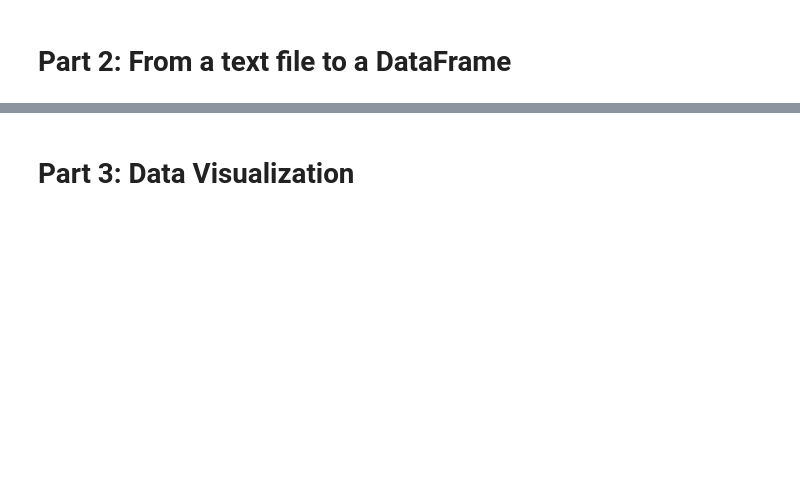
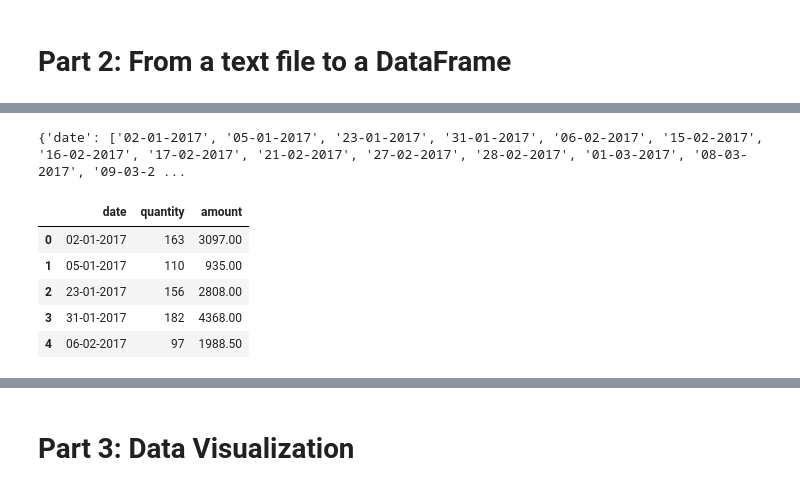
Before and after one commit to tanushrin/data-text-extraction-with-regex, a Jupyter notebook: receipts.ipynb, the cells around one changed output, grey strips where cells are left out. Drawn from its saved outputs; the diff is of its cells as text; code cells hidden in the pictures; blank space fills up the shorter version.

Commit message:
Completed receipts step

```diff
--- a/receipts.ipynb
+++ b/receipts.ipynb
@@ -22,0 +117,5 @@ print(result.check())
+# %%
+# YOUR CODE HERE
+filepath = "data/receipts.txt"
+with open(filepath, encoding="utf-8") as f:
+    receipts_str = f.read()
@@ -22,0 +142,5 @@ print(result.check())
+# %%
+receipts_list = receipts_str.split("====================================")
+print(len(receipts_list))
+for receipt in receipts_list:
+    print(receipt)
@@ -23,3 +165,28 @@ print(result.check())
+# %%
+receipts_dict = {
+    "date": [],
+    "quantity": [],
+    "amount": []
+}
+# %%
+for receipt in receipts_list:
+    receipts_dict["date"].append(re.findall(date_pattern, receipt)[0])
+    receipts_dict["quantity"].append(re.findall(quantity_group_pattern, receipt)[0])
+    receipts_dict["amount"].append(re.findall(amount_group_pattern, receipt)[0])
+
+print(receipts_dict)
+# %% [output]
+{'date': ['02-01-2017', '05-01-2017', '23-01-2017', '31-01-2017', '06-02-2017', '15-02-2017', '16-02-2017', '17-02-2017', '21-02-2017', '27-02-2017', '28-02-2017', '01-03-2017', '08-03-2017', '09-03-2 ...
+# %%
+receipts_df = pd.DataFrame.from_dict(receipts_dict)
+receipts_df.head()
+# %% [output]
+|  | date | quantity | amount |
+| 0 | 02-01-2017 | 163 | 3097.00 |
+| 1 | 05-01-2017 | 110 | 935.00 |
+| 2 | 23-01-2017 | 156 | 2808.00 |
+| 3 | 31-01-2017 | 182 | 4368.00 |
+| 4 | 06-02-2017 | 97 | 1988.50 |
 # %%
 from nbresult import ChallengeResult
 
```
Also changed, not shown: parts of 17 cells of this notebook, 2 other files.
